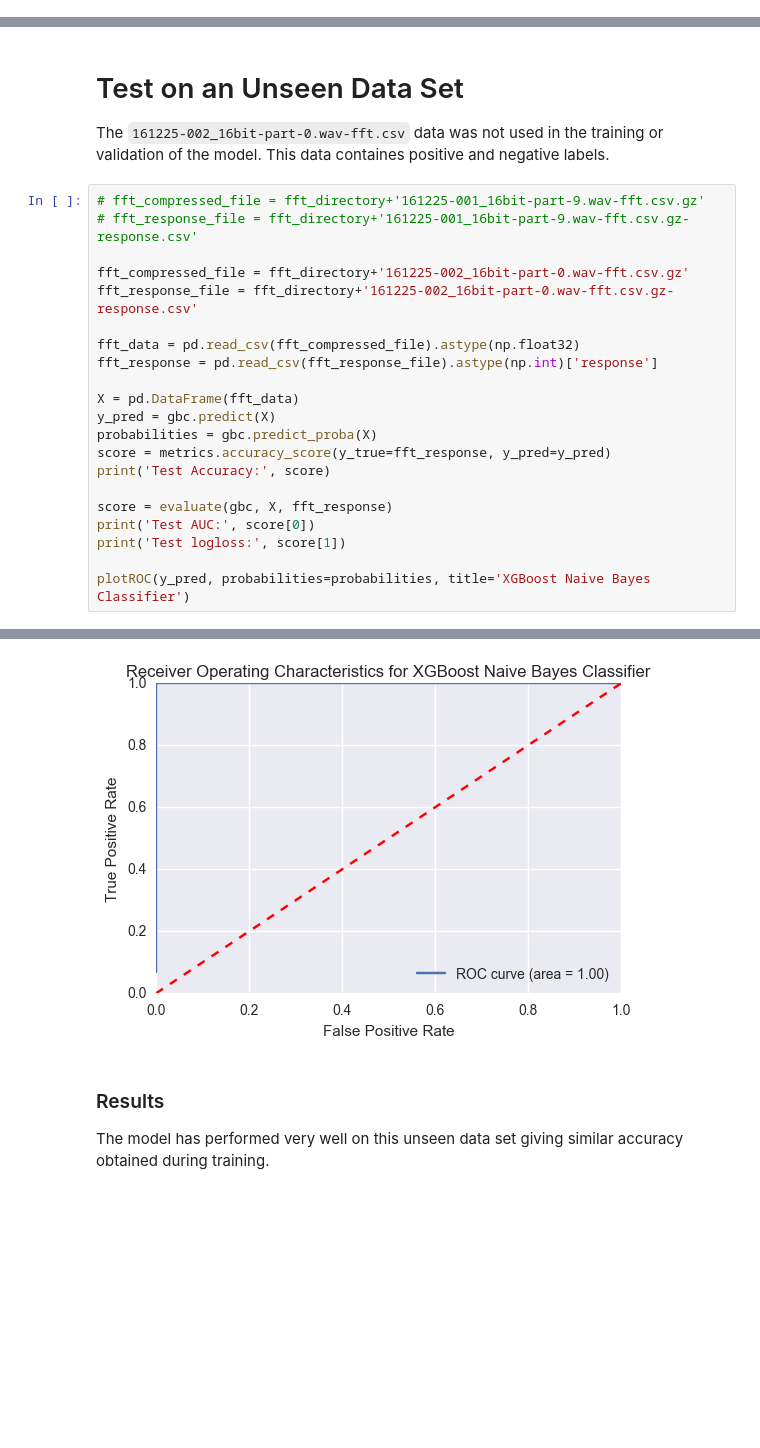
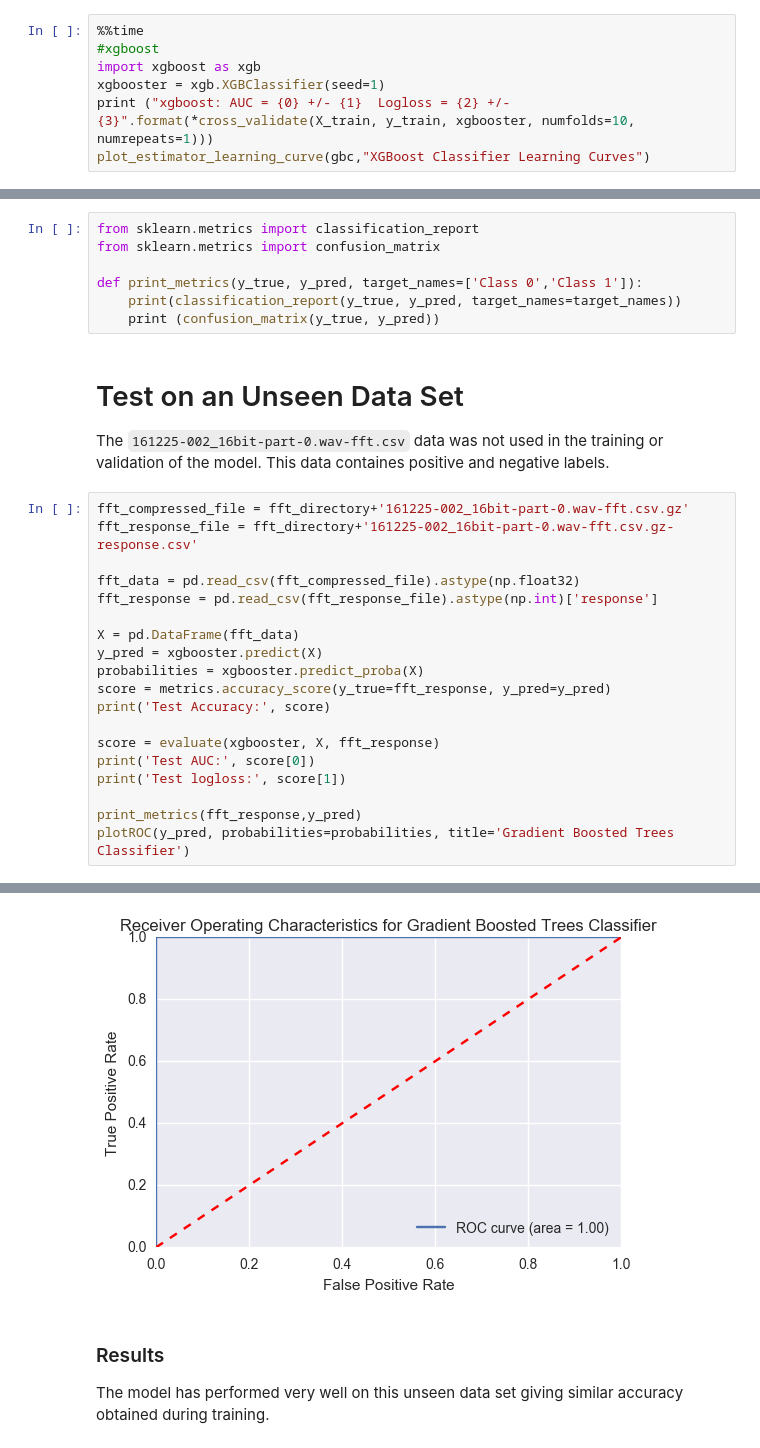
Before and after one commit to ReeceRobinson/datascience, a Jupyter notebook: notebooks/Audio Detection/5 - Tree Based Model.ipynb, the cells around one changed output, grey strips where cells are left out. Cells and saved outputs as stored; diff of their text form; blank space fills up the shorter version.

````diff
--- a/notebooks/Audio Detection/5 - Tree Based Model.ipynb
+++ b/notebooks/Audio Detection/5 - Tree Based Model.ipynb
@@ -325,0 +311,7 @@ Wall time: 2min 12s
+# %%
+%%time
+#xgboost
+import xgboost as xgb
+xgbooster = xgb.XGBClassifier(seed=1)
+print ("xgboost: AUC = {0} +/- {1}  Logloss = {2} +/- {3}".format(*cross_validate(X_train, y_train, xgbooster, numfolds=10, numrepeats=1)))
+plot_estimator_learning_curve(gbc,"XGBoost Classifier Learning Curves")
@@ -328,13 +325,17 @@ Wall time: 2min 12s
 The model appears to have learned the features in the data that enable it to detect the objective audio event with **almost 100% accuracy**.
 
 Next possible step may be to see if simplifying the layers will still provide a similar result.
+# %%
+from sklearn.metrics import classification_report
+from sklearn.metrics import confusion_matrix
+
+def print_metrics(y_true, y_pred, target_names=['Class 0','Class 1']):
+    print(classification_report(y_true, y_pred, target_names=target_names))
+    print (confusion_matrix(y_true, y_pred))
 # %% [markdown]
 # Test on an Unseen Data Set
 The ```161225-002_16bit-part-0.wav-fft.csv``` data was not used in the training or validation of the model. This data containes positive and negative labels.
 # %%
-# fft_compressed_file = fft_directory+'161225-001_16bit-part-9.wav-fft.csv.gz'
-# fft_response_file = fft_directory+'161225-001_16bit-part-9.wav-fft.csv.gz-response.csv'
-
 fft_compressed_file = fft_directory+'161225-002_16bit-part-0.wav-fft.csv.gz'
 fft_response_file = fft_directory+'161225-002_16bit-part-0.wav-fft.csv.gz-response.csv'
 
@@ -342,14 +343,15 @@ fft_data = pd.read_csv(fft_compressed_file).astype(np.float32)
 fft_response = pd.read_csv(fft_response_file).astype(np.int)['response']
 
 X = pd.DataFrame(fft_data)
-y_pred = gbc.predict(X)
-probabilities = gbc.predict_proba(X)
+y_pred = xgbooster.predict(X)
+probabilities = xgbooster.predict_proba(X)
 score = metrics.accuracy_score(y_true=fft_response, y_pred=y_pred)
 print('Test Accuracy:', score)
 
-score = evaluate(gbc, X, fft_response)
+score = evaluate(xgbooster, X, fft_response)
 print('Test AUC:', score[0])
 print('Test logloss:', score[1])
 
-plotROC(y_pred, probabilities=probabilities, title='XGBoost Naive Bayes Classifier')
+print_metrics(fft_response,y_pred)
+plotROC(y_pred, probabilities=probabilities, title='Gradient Boosted Trees Classifier')
 # %% [output]
@@ -359,4 +370,4 @@ Test logloss: 0.0300125571039
-[figure, old version]
+[figure, new version]
 # %% [markdown]
 ### Results
 The model has performed very well on this unseen data set giving similar accuracy obtained during training.
````
Also changed, not shown: parts of 15 cells of this notebook, 3 other files.
